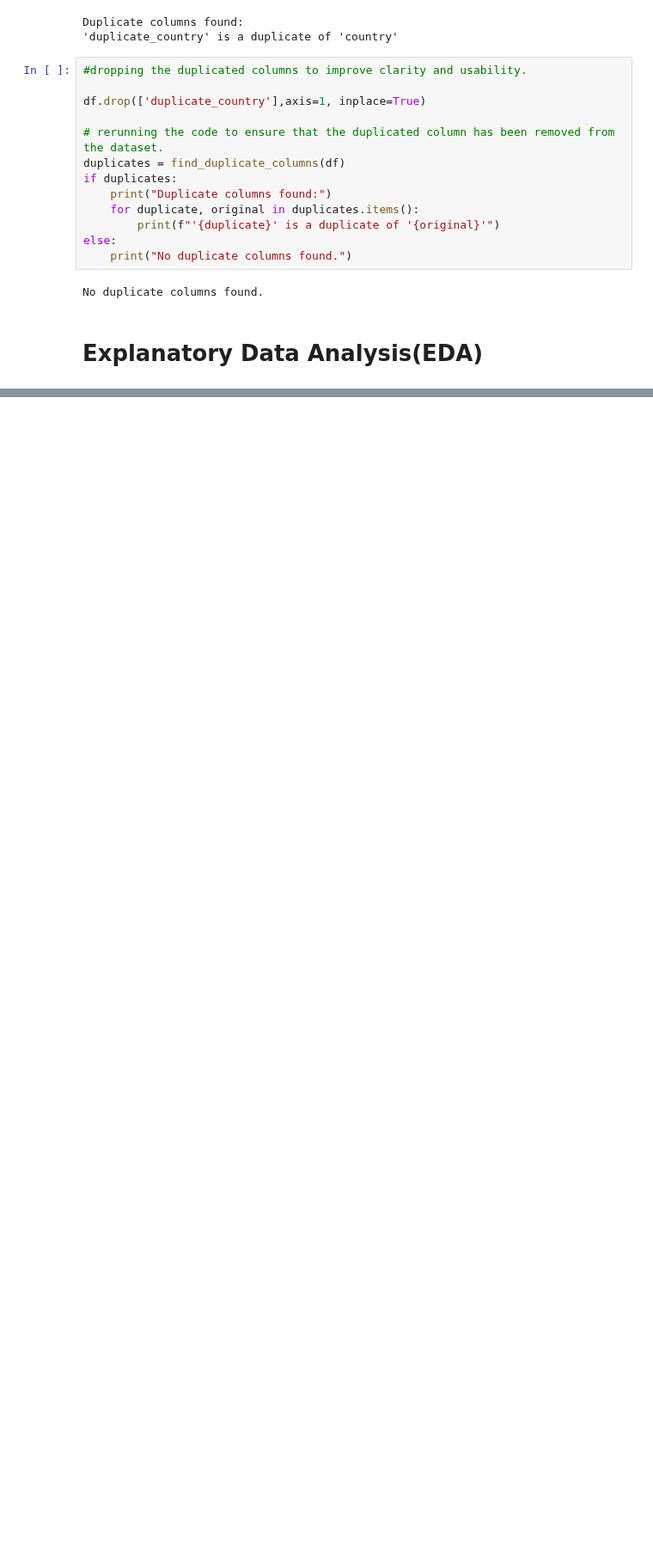
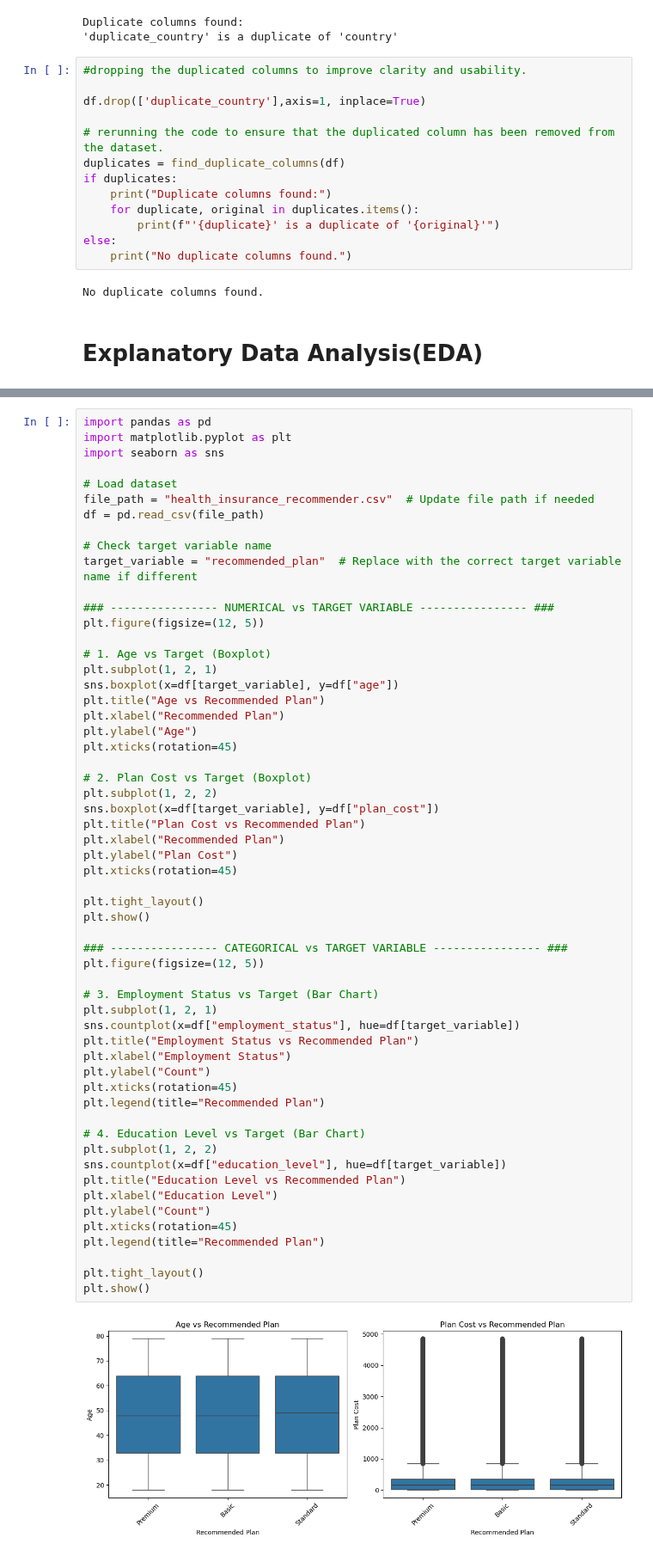
Before and after one commit to ruth-kitasi/Health-Insurance-Recommender-System, a Jupyter notebook: index.ipynb, the cells around one changed output, grey strips where cells are left out. Shown at 86% size. Cells and saved outputs as stored; diff of their text form; blank space fills up the shorter version.

```diff
--- a/index.ipynb
+++ b/index.ipynb
@@ -279,0 +364,59 @@ No duplicate columns found.
+# %%
+import pandas as pd
+import matplotlib.pyplot as plt
+import seaborn as sns
+
+# Load dataset
+file_path = "health_insurance_recommender.csv"  # Update file path if needed
+df = pd.read_csv(file_path)
+
+# Check target variable name
+target_variable = "recommended_plan"  # Replace with the correct target variable name if different
+
+### ---------------- NUMERICAL vs TARGET VARIABLE ---------------- ###
+plt.figure(figsize=(12, 5))
+
+# 1. Age vs Target (Boxplot)
+plt.subplot(1, 2, 1)
+sns.boxplot(x=df[target_variable], y=df["age"])
+plt.title("Age vs Recommended Plan")
+plt.xlabel("Recommended Plan")
+plt.ylabel("Age")
+plt.xticks(rotation=45)
+
+# 2. Plan Cost vs Target (Boxplot)
+plt.subplot(1, 2, 2)
+sns.boxplot(x=df[target_variable], y=df["plan_cost"])
+plt.title("Plan Cost vs Recommended Plan")
+plt.xlabel("Recommended Plan")
+plt.ylabel("Plan Cost")
+plt.xticks(rotation=45)
+
+plt.tight_layout()
+plt.show()
+
+### ---------------- CATEGORICAL vs TARGET VARIABLE ---------------- ###
+plt.figure(figsize=(12, 5))
+
+# 3. Employment Status vs Target (Bar Chart)
+plt.subplot(1, 2, 1)
+sns.countplot(x=df["employment_status"], hue=df[target_variable])
+plt.title("Employment Status vs Recommended Plan")
+plt.xlabel("Employment Status")
+plt.ylabel("Count")
+plt.xticks(rotation=45)
+plt.legend(title="Recommended Plan")
+
+# 4. Education Level vs Target (Bar Chart)
+plt.subplot(1, 2, 2)
+sns.countplot(x=df["education_level"], hue=df[target_variable])
+plt.title("Education Level vs Recommended Plan")
+plt.xlabel("Education Level")
+plt.ylabel("Count")
+plt.xticks(rotation=45)
+plt.legend(title="Recommended Plan")
+
+plt.tight_layout()
+plt.show()
+# %% [output]
+[figure, added]
```
Also changed, not shown: parts of 8 cells of this notebook.
